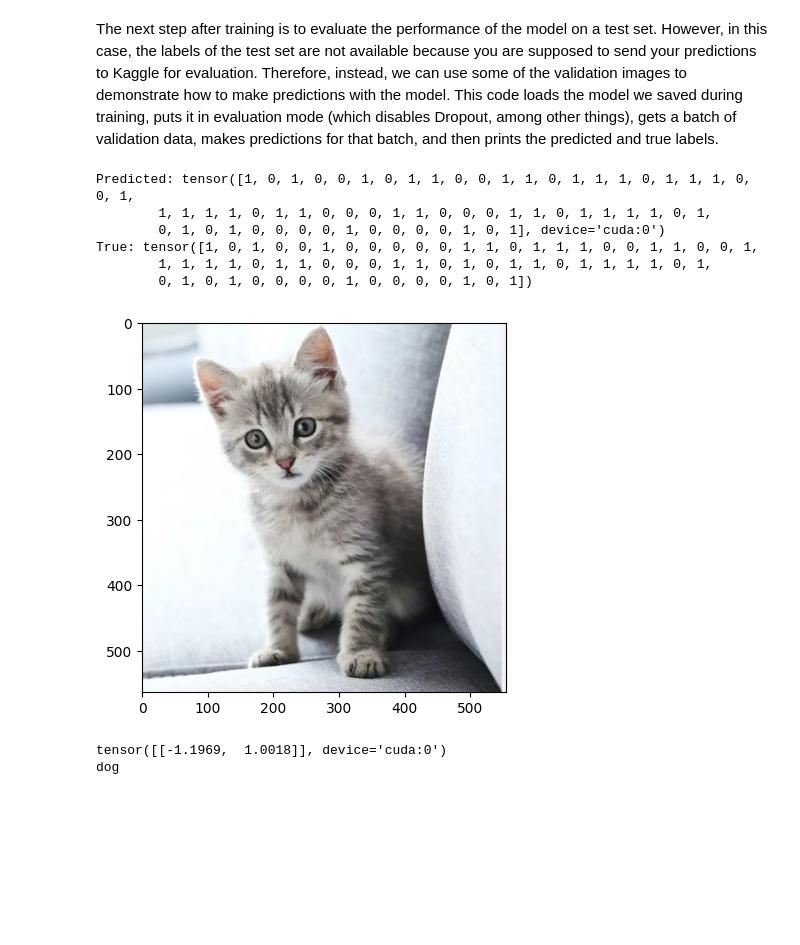
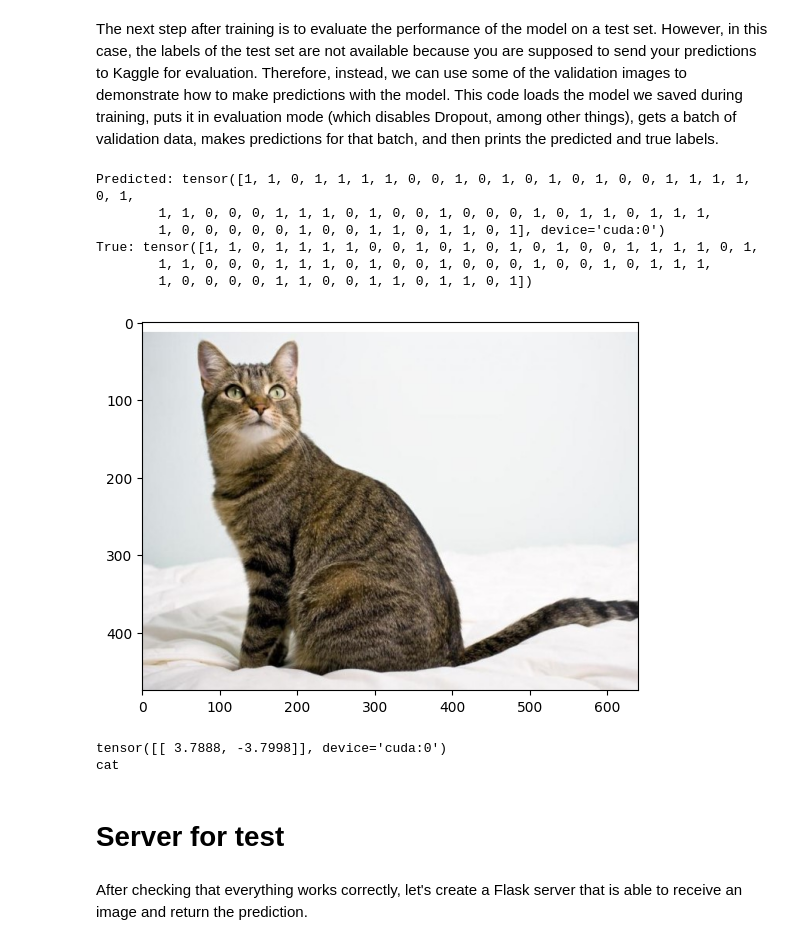
Before and after one commit to Carlosbil/Dogs_VS_Cats, a Jupyter notebook: Dogs_VS_CATS.ipynb, the cells around one changed output. Drawn from its saved outputs; the diff is of its cells as text; code cells hidden in the pictures; blank space fills up the shorter version.

Commit message:
Working perfecty and added server
Working perfecty and added server

```diff
--- a/Dogs_VS_CATS.ipynb
+++ b/Dogs_VS_CATS.ipynb
@@ -124,7 +124,6 @@ if os.path.exists(model_path):
         model = model.to('cuda')
 else:
     print("El modelo no existe.")
-    model_path = './dog_classifier.pth'
     model = Net()
     if torch.cuda.is_available():
         print("Usando cuda")
@@ -135,10 +134,10 @@ criterion = nn.CrossEntropyLoss()
 optimizer = optim.Adam(model.parameters(), lr=0.001, weight_decay=1e-5)  # L2 regularization
 
 # Track the loss across epochs
-best_val_loss = float('inf')
+best_val_loss = 14.101672239601612 #actually my best
 
 # Loop over the dataset multiple times
-for epoch in range(5):  # 10 epochs for demonstration, you might need more
+for epoch in range(1):  # 10 epochs for demonstration, you might need more
     # Set the model to training mode
     model.train()
 
@@ -226,12 +223,12 @@ _, preds = torch.max(outputs, 1)
 print('Predicted:', preds)
 print('True:', labels)
 # %% [output]
-Predicted: tensor([1, 0, 1, 0, 0, 1, 0, 1, 1, 0, 0, 1, 1, 0, 1, 1, 1, 0, 1, 1, 1, 0, 0, 1,
-        1, 1, 1, 1, 0, 1, 1, 0, 0, 0, 1, 1, 0, 0, 0, 1, 1, 0, 1, 1, 1, 1, 0, 1,
-        0, 1, 0, 1, 0, 0, 0, 0, 1, 0, 0, 0, 0, 1, 0, 1], device='cuda:0')
-True: tensor([1, 0, 1, 0, 0, 1, 0, 0, 0, 0, 0, 1, 1, 0, 1, 1, 1, 0, 0, 1, 1, 0, 0, 1,
-        1, 1, 1, 1, 0, 1, 1, 0, 0, 0, 1, 1, 0, 1, 0, 1, 1, 0, 1, 1, 1, 1, 0, 1,
-        0, 1, 0, 1, 0, 0, 0, 0, 1, 0, 0, 0, 0, 1, 0, 1])
+Predicted: tensor([1, 1, 0, 1, 1, 1, 1, 0, 0, 1, 0, 1, 0, 1, 0, 1, 0, 0, 1, 1, 1, 1, 0, 1,
+        1, 1, 0, 0, 0, 1, 1, 1, 0, 1, 0, 0, 1, 0, 0, 0, 1, 0, 1, 1, 0, 1, 1, 1,
+        1, 0, 0, 0, 0, 0, 1, 0, 0, 1, 1, 0, 1, 1, 0, 1], device='cuda:0')
+True: tensor([1, 1, 0, 1, 1, 1, 1, 0, 0, 1, 0, 1, 0, 1, 0, 1, 0, 0, 1, 1, 1, 1, 0, 1,
+        1, 1, 0, 0, 0, 1, 1, 1, 0, 1, 0, 0, 1, 0, 0, 0, 1, 0, 0, 1, 0, 1, 1, 1,
+        1, 0, 0, 0, 0, 1, 1, 0, 0, 1, 1, 0, 1, 1, 0, 1])
 # %%
 from PIL import Image
 
@@ -253,35 +250,38 @@ def predict_image(model, image_path):
     # Make the prediction
     with torch.no_grad():
         output = model(image)
 
     # Print the output
     print(output)
 
     # Get the predicted class
     _, predicted = torch.max(output, 1)
 
     return 'dog' if predicted.item() == 1 else 'cat'
 
 
 from PIL import Image
 import matplotlib.pyplot as plt
 
 # Open the image
-image_path = './dataset/Captura de pantalla 2023-07-17 164759.jpg'
+image_path = './dataset/Captura de pantalla 2023-07-17 175819.jpg'
 image = Image.open(image_path)
 
 # Display the image
 plt.imshow(image)
 plt.show()
 
 # Load the saved model
 model = Net().to(device)
 model.load_state_dict(torch.load('best_model.pth'))
 
 # Predict the class of an image
-image_path = './dataset/IMG_9284.JPG'
 print(predict_image(model, image_path))
 # %% [output]
-[figure, old version]
+[figure, new version]
-tensor([[-1.1969,  1.0018]], device='cuda:0')
-dog
+tensor([[ 3.7888, -3.7998]], device='cuda:0')
+cat
+# %% [markdown]
+# Server for test
+# %% [markdown]
+After checking that everything works correctly, let's create a Flask server that is able to receive an image and return the prediction.
```
Also changed, not shown: parts of 3 cells of this notebook.
